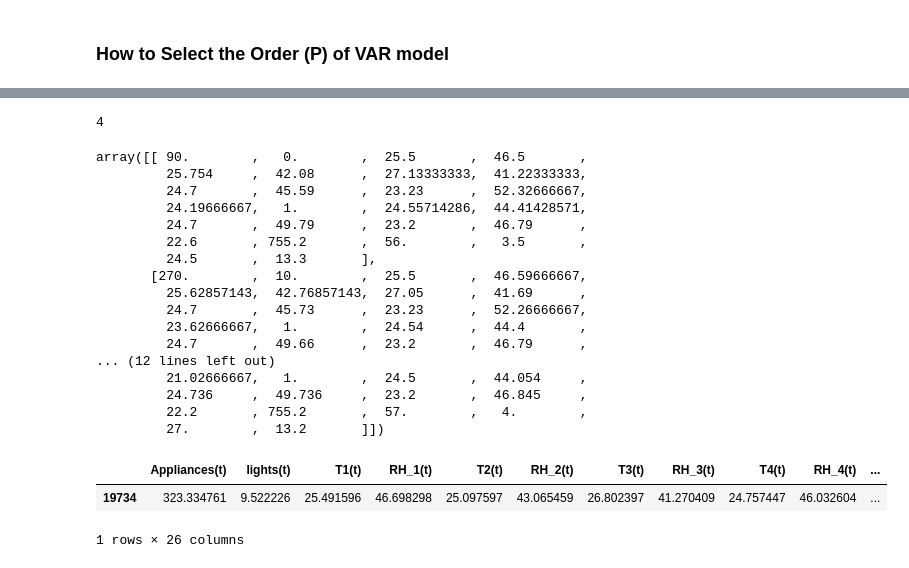
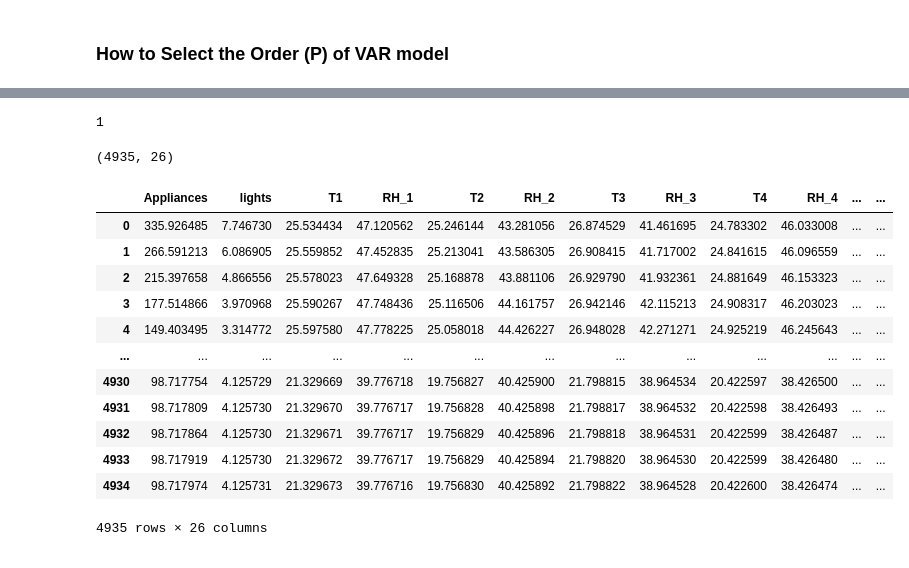
Before and after one commit to hugovynicius/mo_ensfts, a Jupyter notebook: Notebooks/MIMO-BASELINES/appliance_var.ipynb, the cells around one changed output, grey strips where cells are left out. Saved outputs shown, nothing was run; the diff lists cells and outputs as text; code cells hidden in the pictures.

Commit message:
Experimentos artigo e implementa modelos MIMO baseline

```diff
--- a/Notebooks/MIMO-BASELINES/appliance_var.ipynb
+++ b/Notebooks/MIMO-BASELINES/appliance_var.ipynb
@@ -45,0 +52,13 @@ test_val_df = data_test.iloc[max(train_df.index):]
+# %%
+nobs = 1
+df_train, df_test = data[0:-nobs], data[-nobs:]
+
+# Check size
+print(df_train.shape)  # (119, 8)
+print(df_test.shape)  # (4, 8)
+
+
+train = data_set_util.sample_first_prows(data,0.75)
+test = data.iloc[max(train.index):]
+print(train.shape)  # (119, 8)
+print(test.shape)  # (4, 8)
@@ -46,11 +70,11 @@ test_val_df = data_test.iloc[max(train_df.index):]
 # %% [markdown]
 ### How to Select the Order (P) of VAR model
 # %%
-model = VAR(data_train)
-for i in [1,2,3,4,5,6,7,8,9]:
-    result = model.fit(i)
-    print('Lag Order =', i)
-    print('AIC : ', result.aic)
-    print('BIC : ', result.bic)
-    print('FPE : ', result.fpe)
-    print('HQIC: ', result.hqic, '\n')
+# model = VAR(train)
+# for i in [1,2,3,4,5,6,7,8,9]:
+#     result = model.fit(i)
+#     print('Lag Order =', i)
+#     print('AIC : ', result.aic)
+#     print('BIC : ', result.bic)
+#     print('FPE : ', result.fpe)
+#     print('HQIC: ', result.hqic, '\n')
@@ -94,5 +84,5 @@ VAR Order Selection (* highlights the minimums)
 # %%
-model_fitted = model.fit(4)
+model_fitted = model.fit()
 model_fitted.summary()
 # %% [output]
   Summary of Regression Results
@@ -144,34 +116,31 @@ lag_order = model_fitted.k_ar
 print(lag_order)  #> 4
 
 # Input data for forecasting
-forecast_input = data_test.values[-lag_order:]
-forecast_input
+forecast_input = test.values
+forecast_input.shape
 # %% [output]
-4
+1
-array([[ 90.        ,   0.        ,  25.5       ,  46.5       ,
-         25.754     ,  42.08      ,  27.13333333,  41.22333333,
-         24.7       ,  45.59      ,  23.23      ,  52.32666667,
-         24.19666667,   1.        ,  24.55714286,  44.41428571,
-         24.7       ,  49.79      ,  23.2       ,  46.79      ,
-         22.6       , 755.2       ,  56.        ,   3.5       ,
-         24.5       ,  13.3       ],
-       [270.        ,  10.        ,  25.5       ,  46.59666667,
-         25.62857143,  42.76857143,  27.05      ,  41.69      ,
-         24.7       ,  45.73      ,  23.23      ,  52.26666667,
-         23.62666667,   1.        ,  24.54      ,  44.4       ,
-         24.7       ,  49.66      ,  23.2       ,  46.79      ,
-... (12 lines left out)
-         21.02666667,   1.        ,  24.5       ,  44.054     ,
-         24.736     ,  49.736     ,  23.2       ,  46.845     ,
-         22.2       , 755.2       ,  57.        ,   4.        ,
-         27.        ,  13.2       ]])
+(4935, 26)
 # %%
-nobs = 1
 # Forecast
-fc = model_fitted.forecast(y=forecast_input, steps=nobs)
-df_forecast = pd.DataFrame(fc, index=data_test.index[-nobs:], columns=data_test.columns)
+fc = model_fitted.forecast(y=forecast_input, steps=len(forecast_input))
+df_forecast = pd.DataFrame(fc,columns=test.columns)
 df_forecast
+
+# fc = model_fitted.forecast(model_fitted.y, steps=len(forecast_input))
+# df_forecast = pd.DataFrame(fc,columns=test.columns)
+# df_forecast
 # %% [output]
-|  | Appliances(t) | lights(t) | T1(t) | RH_1(t) | T2(t) | RH_2(t) | T3(t) | RH_3(t) | T4(t) | RH_4(t) | ... |
-| 19734 | 323.334761 | 9.522226 | 25.491596 | 46.698298 | 25.097597 | 43.065459 | 26.802397 | 41.270409 | 24.757447 | 46.032604 | ... |
+|  | Appliances | lights | T1 | RH_1 | T2 | RH_2 | T3 | RH_3 | T4 | RH_4 | ... | ... |
+| 0 | 335.926485 | 7.746730 | 25.534434 | 47.120562 | 25.246144 | 43.281056 | 26.874529 | 41.461695 | 24.783302 | 46.033008 | ... | ... |
+| 1 | 266.591213 | 6.086905 | 25.559852 | 47.452835 | 25.213041 | 43.586305 | 26.908415 | 41.717002 | 24.841615 | 46.096559 | ... | ... |
+| 2 | 215.397658 | 4.866556 | 25.578023 | 47.649328 | 25.168878 | 43.881106 | 26.929790 | 41.932361 | 24.881649 | 46.153323 | ... | ... |
+| 3 | 177.514866 | 3.970968 | 25.590267 | 47.748436 | 25.116506 | 44.161757 | 26.942146 | 42.115213 | 24.908317 | 46.203023 | ... | ... |
+| 4 | 149.403495 | 3.314772 | 25.597580 | 47.778225 | 25.058018 | 44.426227 | 26.948028 | 42.271271 | 24.925219 | 46.245643 | ... | ... |
+| ... | ... | ... | ... | ... | ... | ... | ... | ... | ... | ... | ... | ... |
+| 4930 | 98.717754 | 4.125729 | 21.329669 | 39.776718 | 19.756827 | 40.425900 | 21.798815 | 38.964534 | 20.422597 | 38.426500 | ... | ... |
+| 4931 | 98.717809 | 4.125730 | 21.329670 | 39.776717 | 19.756828 | 40.425898 | 21.798817 | 38.964532 | 20.422598 | 38.426493 | ... | ... |
+| 4932 | 98.717864 | 4.125730 | 21.329671 | 39.776717 | 19.756829 | 40.425896 | 21.798818 | 38.964531 | 20.422599 | 38.426487 | ... | ... |
+| 4933 | 98.717919 | 4.125730 | 21.329672 | 39.776717 | 19.756829 | 40.425894 | 21.798820 | 38.964530 | 20.422599 | 38.426480 | ... | ... |
+| 4934 | 98.717974 | 4.125731 | 21.329673 | 39.776716 | 19.756830 | 40.425892 | 21.798822 | 38.964528 | 20.422600 | 38.426474 | ... | ... |
-1 rows × 26 columns
+4935 rows × 26 columns
```
Also changed, not shown: parts of 12 cells of this notebook, 16 other files.
